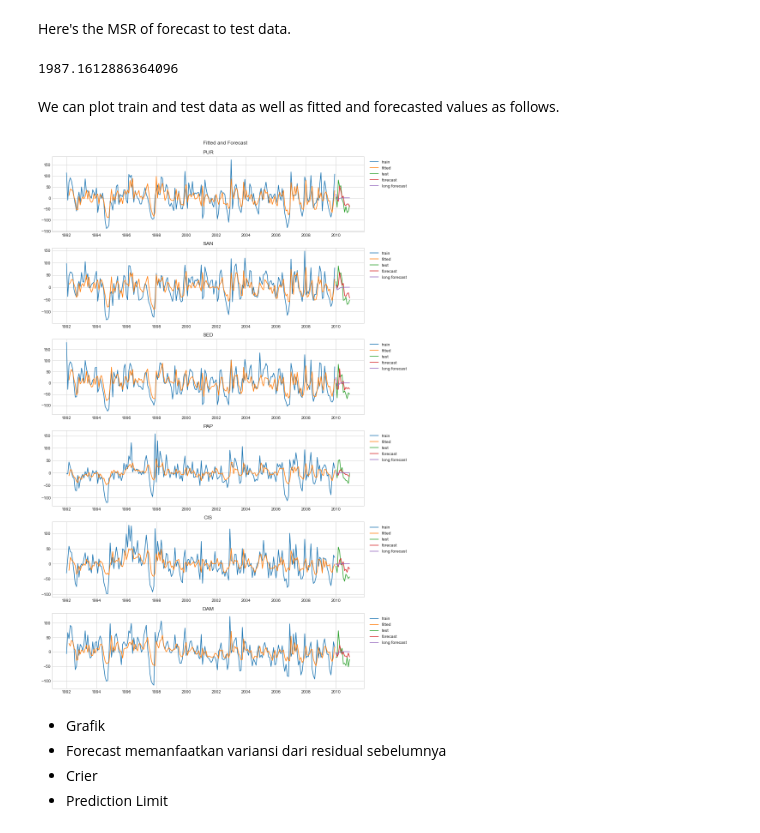
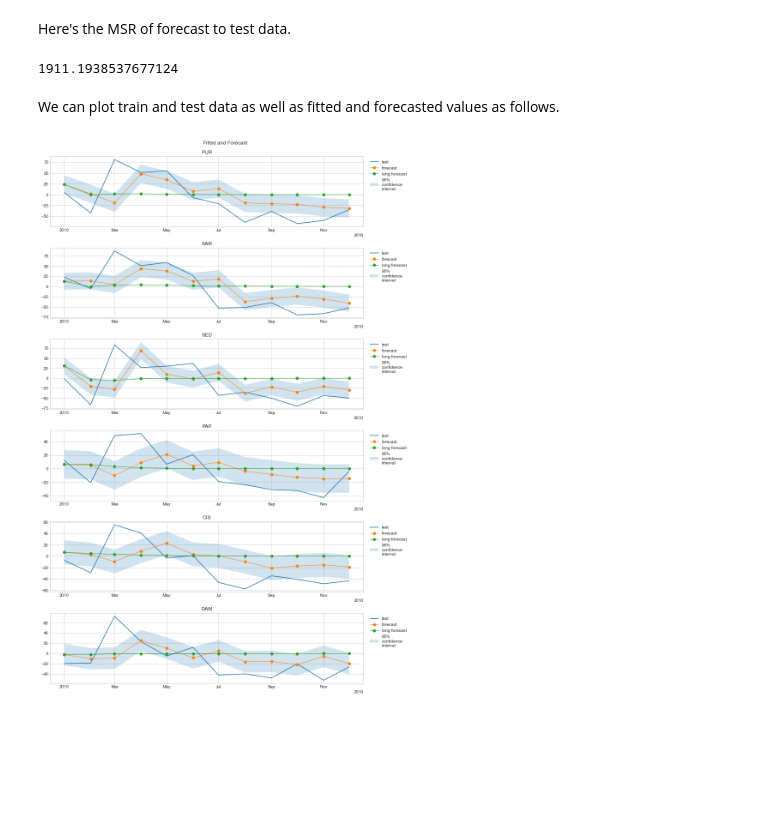
Before and after one commit to dwiuzila/gstar, a Jupyter notebook: test.ipynb, the cells around one changed output. Cells and saved outputs as stored; diff of their text form; code cells hidden in the pictures; blank space fills up the shorter version.

```diff
--- a/test.ipynb
+++ b/test.ipynb
@@ -268,6 +268,9 @@ Now test our model on unseen data. First off, pick the best $p$ and $\lambda$, a
 p = result['p'][0]
 lambd = result['lambda'][0]
 B = result['parameter'][0]
+
+model = GSTAR(Ws, p, lambd)
+fitted = model.fit(train)
 # %% [markdown]
 Forecasting time! We will try several scenarios:
 
@@ -282,4 +285,4 @@ Here's the MSR of forecast to test data.
 # %%
-msr, _ = model.score(forecast.values, test.values, B)
+msr, _ = model.score(forecast, test, B)
 msr
 # %% [output]
@@ -287,3 +290,7 @@ msr
+# %%
+se = np.sqrt(msr / len(test))
+lb = forecast - 1.96 * se
+ub = forecast + 1.96 * se
 # %% [markdown]
 We can plot train and test data as well as fitted and forecasted values as follows.
 # %%
@@ -291,10 +298,11 @@ fig, axs = plt.subplots(6, 1, figsize=(12, 18), constrained_layout=True)
 cols = test.columns
 for col, ax in zip(cols, axs):
     ax.plot(train[col], label='train')
-    ax.plot(fitted[col], label='fitted')
+    ax.plot(fitted[col], 'o-', linewidth=1, label='fitted')
     ax.plot(test[col], label='test')
-    ax.plot(forecast[col], label='forecast')
-    ax.legend(loc='upper right', bbox_to_anchor=(1.11, 1))
+    ax.plot(forecast[col], 'o-', linewidth=1, label='forecast')
+    ax.fill_between(forecast.index, lb[col], ub[col], alpha=0.5, label='95%\nconfidence\ninterval')
+    ax.legend(loc='upper right', bbox_to_anchor=(1.13, 1))
     ax.set_title(col)
 
 plt.suptitle('Fitted and Forecast')
@@ -310,30 +318,26 @@ long_forecast.columns = test.columns
 # %% [markdown]
 Here's the MSR of forecast to test data.
 # %%
-msr, _ = model.score(long_forecast.values, test.values, B)
+msr, _ = model.score(long_forecast, test, B)
 msr
 # %% [output]
-1987.1612886364096
+1911.1938537677124
 # %% [markdown]
 We can plot train and test data as well as fitted and forecasted values as follows.
 # %%
 fig, axs = plt.subplots(6, 1, figsize=(12, 18), constrained_layout=True)
 cols = test.columns
 for col, ax in zip(cols, axs):
-    ax.plot(train[col], label='train')
-    ax.plot(fitted[col], label='fitted')
+    # ax.plot(train[col], label='train')
+    # ax.plot(fitted[col], 'o-', linewidth=1, label='fitted')
     ax.plot(test[col], label='test')
-    ax.plot(forecast[col], label='forecast')
-    ax.plot(long_forecast[col], label='long forecast')
+    ax.plot(forecast[col], 'o-', linewidth=1, label='forecast')
+    ax.plot(long_forecast[col], 'o-', linewidth=1, label='long forecast')
+    ax.fill_between(forecast.index, lb[col], ub[col], alpha=0.2, label='95%\nconfidence\ninterval')
     ax.legend(loc='upper right', bbox_to_anchor=(1.15, 1))
     ax.set_title(col)
 
 plt.suptitle('Fitted and Forecast')
 plt.show()
 # %% [output]
-[figure, old version]
+[figure, new version]
-# %% [markdown]
-* Grafik
-* Forecast memanfaatkan variansi dari residual sebelumnya
-* Crier
-* Prediction Limit
```
Also changed, not shown: parts of 4 cells of this notebook, 1 other file.
